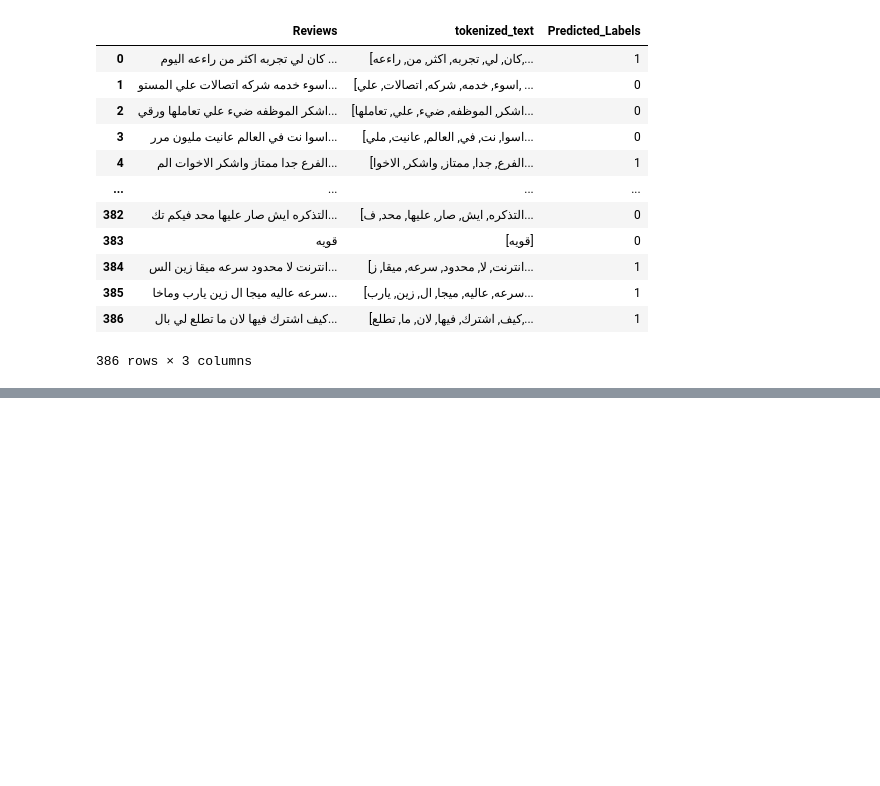
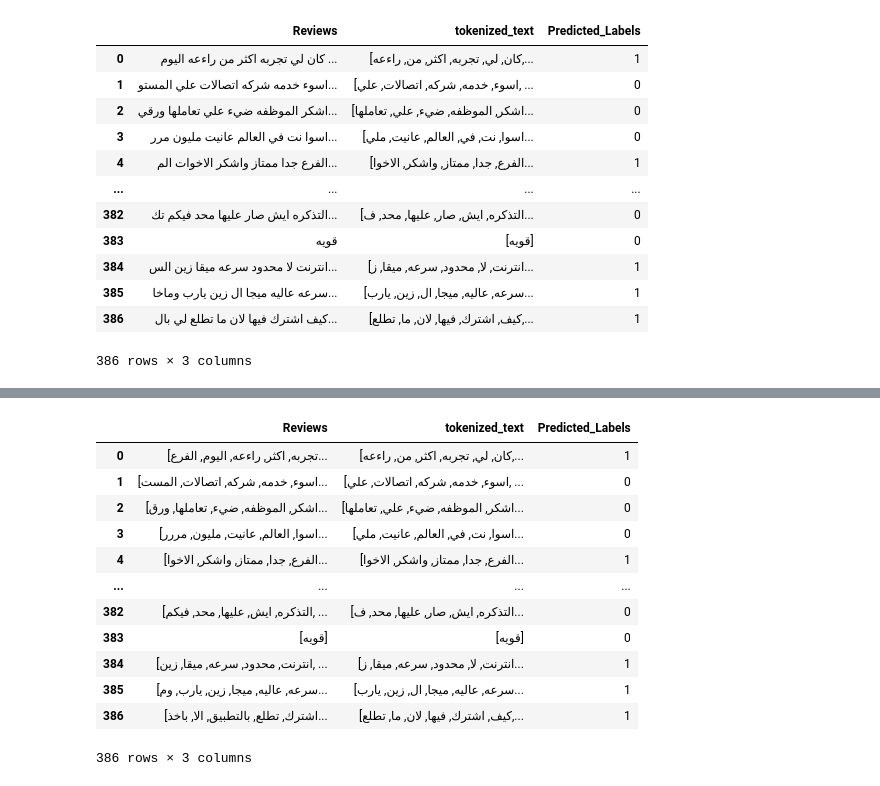
Before and after one commit to shaaleissa/Data-Mining-Project, a Jupyter notebook: FOR DS/another_sa_for_DS.ipynb, the cells around one changed output, grey strips where cells are left out. Cells and saved outputs as stored; diff of their text form; code cells hidden in the pictures; blank space fills up the shorter version.

```diff
--- a/FOR DS/another_sa_for_DS.ipynb
+++ b/FOR DS/another_sa_for_DS.ipynb
@@ -468,0 +521,23 @@ df
+# %%
+from nltk.tokenize import RegexpTokenizer
+df_for_tokenization = df.copy()
+tokenizer = RegexpTokenizer(r'\w+')
+df_for_tokenization["Reviews"] = df_for_tokenization["Reviews"].apply(tokenizer.tokenize)
+stopwords_list = stopwords.words('arabic')
+listToStr = ' '.join([str(elem) for elem in stopwords_list])
+df_for_tokenization["Reviews"] = df_for_tokenization["Reviews"].apply(lambda x: [item for item in x if item not in listToStr])
+df_for_tokenization
+# %% [output]
+|  | Reviews | tokenized_text | Predicted_Labels |
+| 0 | [تجربه, اكثر, راءعه, اليوم, الفرع... | [كان, لي, تجربه, اكثر, من, راءعه,... | 1 |
+| 1 | [اسوء, خدمه, شركه, اتصالات, المست... | [اسوء, خدمه, شركه, اتصالات, علي, ... | 0 |
+| 2 | [اشكر, الموظفه, ضيء, تعاملها, ورق... | [اشكر, الموظفه, ضيء, علي, تعاملها... | 0 |
+| 3 | [اسوا, العالم, عانيت, مليون, مررر... | [اسوا, نت, في, العالم, عانيت, ملي... | 0 |
+| 4 | [الفرع, جدا, ممتاز, واشكر, الاخوا... | [الفرع, جدا, ممتاز, واشكر, الاخوا... | 1 |
+| ... | ... | ... | ... |
+| 382 | [التذكره, ايش, عليها, محد, فيكم, ... | [التذكره, ايش, صار, عليها, محد, ف... | 0 |
+| 383 | [قويه] | [قويه] | 0 |
+| 384 | [انترنت, محدود, سرعه, ميقا, زين, ... | [انترنت, لا, محدود, سرعه, ميقا, ز... | 1 |
+| 385 | [سرعه, عاليه, ميجا, زين, يارب, وم... | [سرعه, عاليه, ميجا, ال, زين, يارب... | 1 |
+| 386 | [اشترك, تطلع, بالتطبيق, الا, باخذ... | [كيف, اشترك, فيها, لان, ما, تطلع,... | 1 |
+386 rows × 3 columns
```
Also changed, not shown: parts of 8 cells of this notebook, 3 other files.
